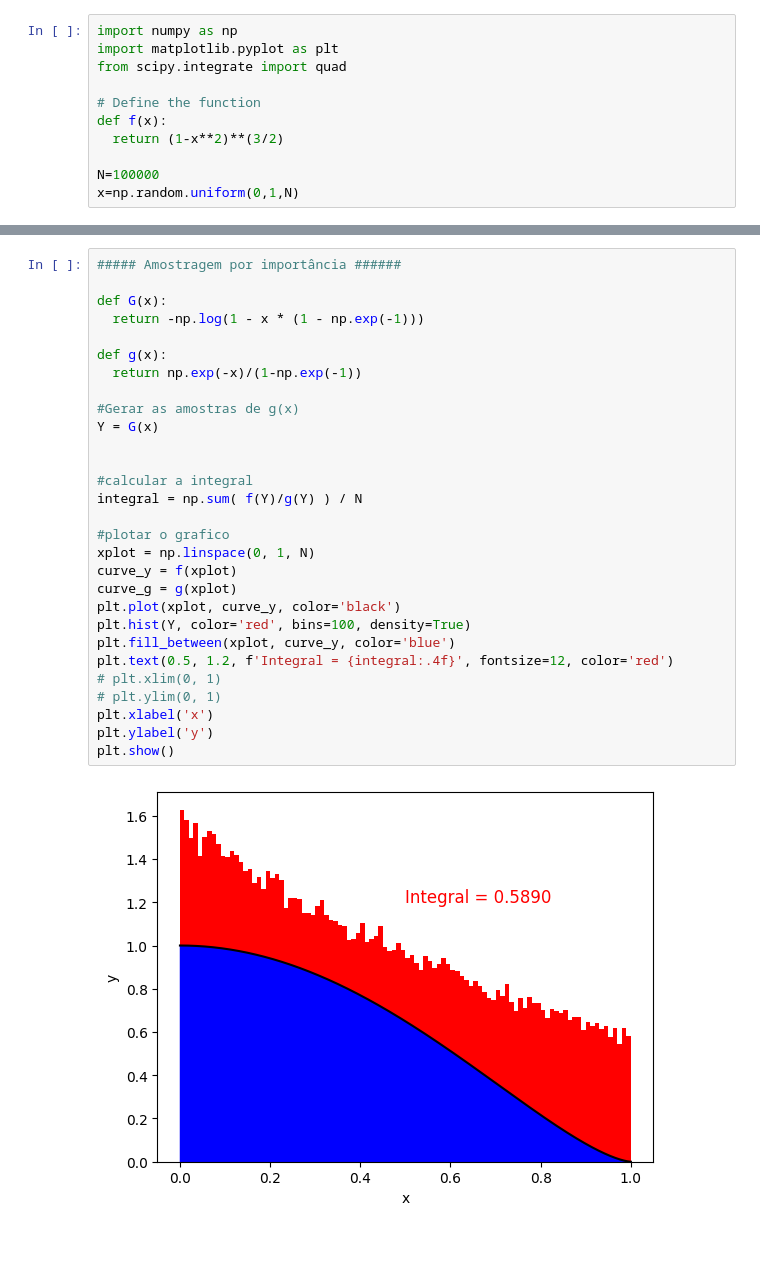
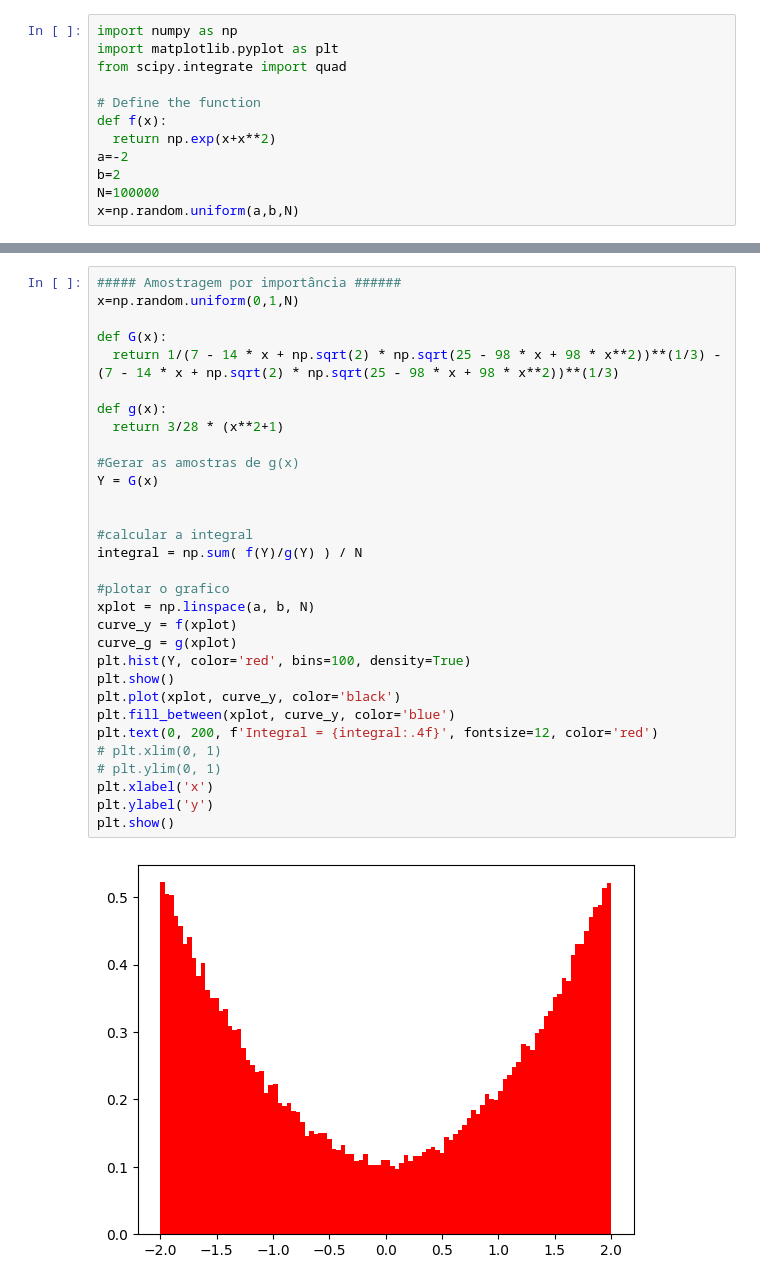
Before and after one commit to luizrenault/tp547, a Jupyter notebook: trabalho_2/questao_4_b.ipynb, the cells around one changed output, grey strips where cells are left out. Drawn from its saved outputs; the diff is of its cells as text; blank space fills up the shorter version.

```diff
--- a/trabalho_2/questao_4_b.ipynb
+++ b/trabalho_2/questao_4_b.ipynb
@@ -23,9 +23,10 @@ from scipy.integrate import quad
 
 # Define the function
 def f(x):
-  return (1-x**2)**(3/2)
-
+  return np.exp(x+x**2)
+a=-2
+b=2
 N=100000
-x=np.random.uniform(0,1,N)
+x=np.random.uniform(a,b,N)
 # %%
 ##### Monte Carlo ########
@@ -55,31 +56,33 @@ plt.show()
 # %%
 ##### Amostragem por importância ######
+x=np.random.uniform(0,1,N)
 
 def G(x):
-  return -np.log(1 - x * (1 - np.exp(-1)))
+  return 1/(7 - 14 * x + np.sqrt(2) * np.sqrt(25 - 98 * x + 98 * x**2))**(1/3) - (7 - 14 * x + np.sqrt(2) * np.sqrt(25 - 98 * x + 98 * x**2))**(1/3)
 
 def g(x):
-  return np.exp(-x)/(1-np.exp(-1))
+  return 3/28 * (x**2+1)
 
 #Gerar as amostras de g(x)
 Y = G(x)
 
 
 #calcular a integral
 integral = np.sum( f(Y)/g(Y) ) / N
 
 #plotar o grafico
-xplot = np.linspace(0, 1, N)
+xplot = np.linspace(a, b, N)
 curve_y = f(xplot)
 curve_g = g(xplot)
+plt.hist(Y, color='red', bins=100, density=True)
+plt.show()
 plt.plot(xplot, curve_y, color='black')
-plt.hist(Y, color='red', bins=100, density=True)
 plt.fill_between(xplot, curve_y, color='blue')
-plt.text(0.5, 1.2, f'Integral = {integral:.4f}', fontsize=12, color='red')
+plt.text(0, 200, f'Integral = {integral:.4f}', fontsize=12, color='red')
 # plt.xlim(0, 1)
 # plt.ylim(0, 1)
 plt.xlabel('x')
 plt.ylabel('y')
 plt.show()
 # %% [output]
-[figure, old version]
+[figure, new version]
```
Also changed, not shown: parts of 2 cells of this notebook.
